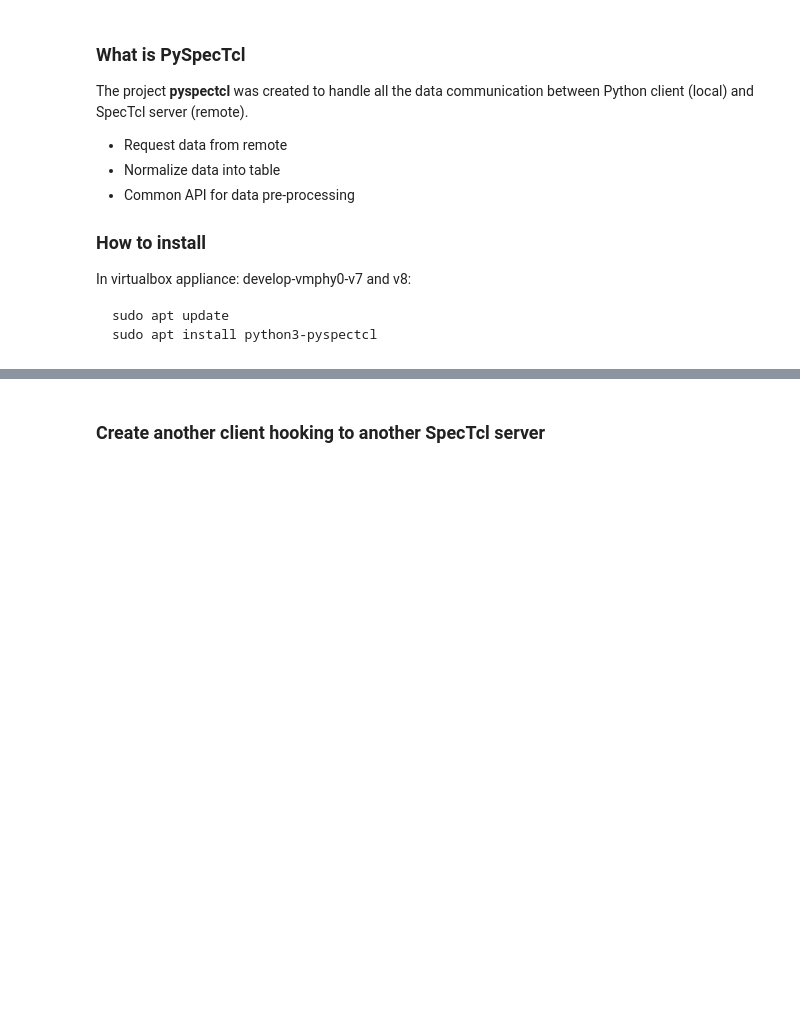
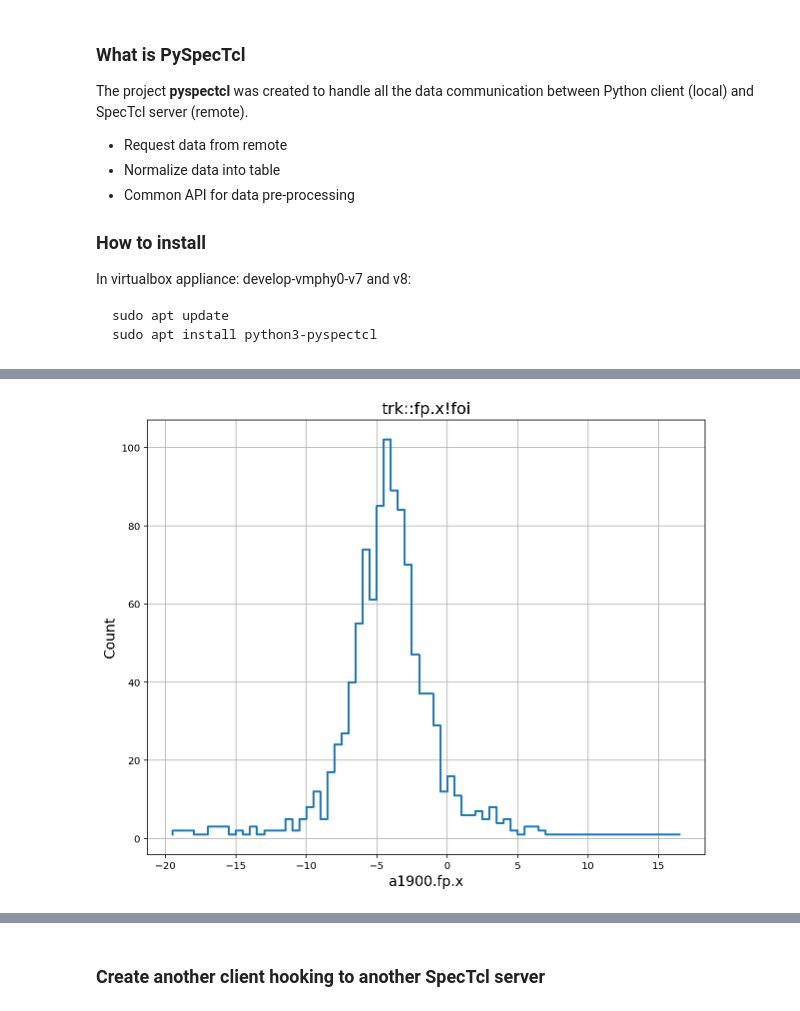
Before and after one commit to zhangt58/PySpecTcl, a Jupyter notebook: doc/getting-started/Work_with_DAQ_data_through_SpecTcl.ipynb, the cells around one changed output, grey strips where cells are left out. Saved outputs shown, nothing was run; the diff lists cells and outputs as text; code cells hidden in the pictures; blank space fills up the shorter version.

```diff
--- a/doc/getting-started/Work_with_DAQ_data_through_SpecTcl.ipynb
+++ b/doc/getting-started/Work_with_DAQ_data_through_SpecTcl.ipynb
@@ -154,0 +293,4 @@ data.plot(x='a1900.tof.rf2', y='a1900.fp.pin.dE', c='count',
+# %%
+sp2.plot(grid=True, fontsize=14, legend=False, lw=2);
+# %% [output]
+[figure, added]
```
Also changed, not shown: parts of 55 cells of this notebook, 2 other files.
